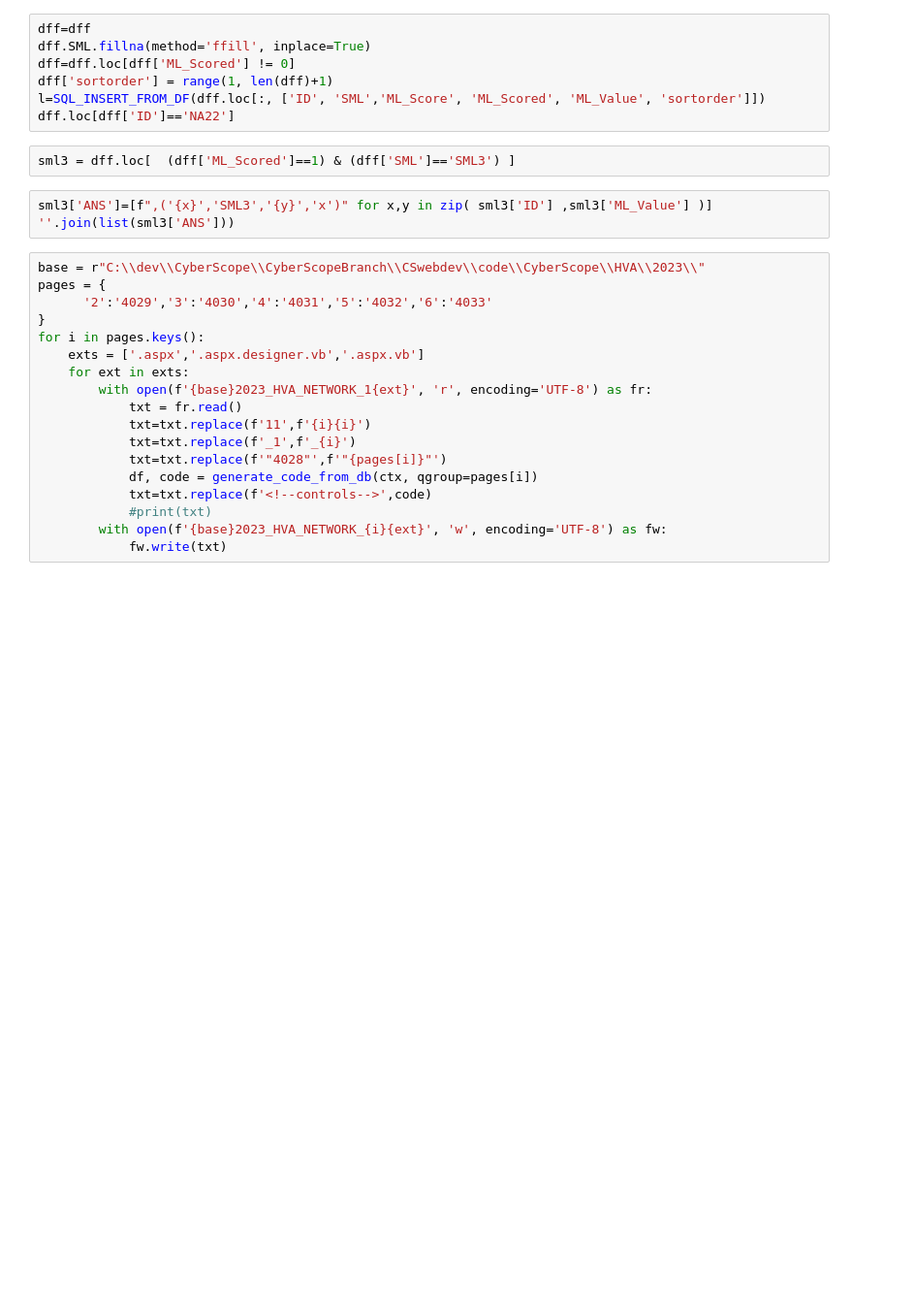
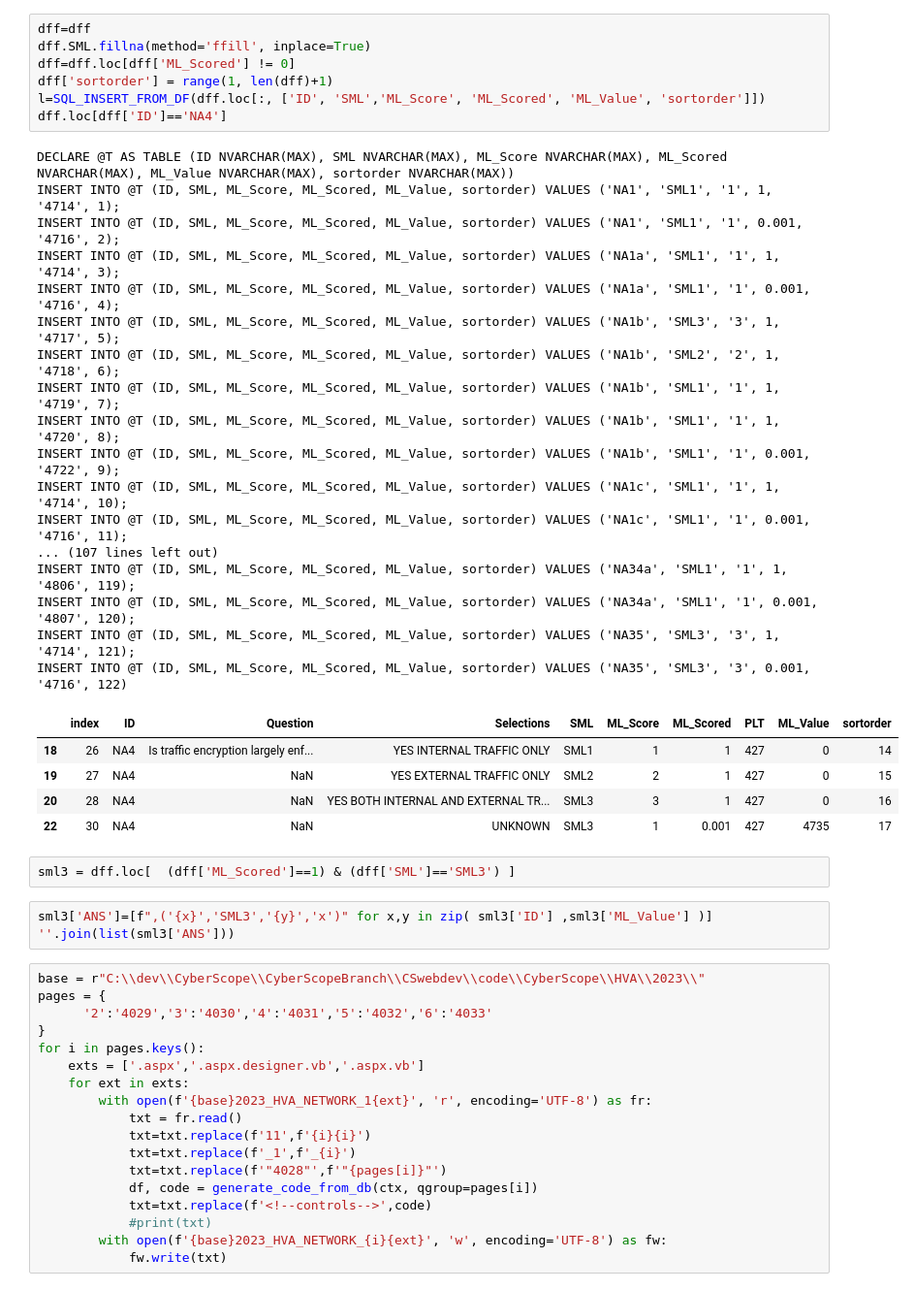
Before and after one commit to tmnkopp/PythonAutomation, a Jupyter notebook: CodeGenerators/codegen.ipynb, the cells around one changed output. Shown at 97% size. Drawn from its saved outputs; the diff is of its cells as text; blank space fills up the shorter version.

```diff
--- a/CodeGenerators/codegen.ipynb
+++ b/CodeGenerators/codegen.ipynb
@@ -67,10 +112,33 @@ dff.loc[dff['PLT']==0]
 # %%
 dff=dff
 dff.SML.fillna(method='ffill', inplace=True)
 dff=dff.loc[dff['ML_Scored'] != 0]
 dff['sortorder'] = range(1, len(dff)+1)
 l=SQL_INSERT_FROM_DF(dff.loc[:, ['ID', 'SML','ML_Score', 'ML_Scored', 'ML_Value', 'sortorder']])
-dff.loc[dff['ID']=='NA22']
+dff.loc[dff['ID']=='NA4']
+# %% [output]
+DECLARE @T AS TABLE (ID NVARCHAR(MAX), SML NVARCHAR(MAX), ML_Score NVARCHAR(MAX), ML_Scored NVARCHAR(MAX), ML_Value NVARCHAR(MAX), sortorder NVARCHAR(MAX))
+INSERT INTO @T (ID, SML, ML_Score, ML_Scored, ML_Value, sortorder) VALUES ('NA1', 'SML1', '1', 1, '4714', 1);
+INSERT INTO @T (ID, SML, ML_Score, ML_Scored, ML_Value, sortorder) VALUES ('NA1', 'SML1', '1', 0.001, '4716', 2);
+INSERT INTO @T (ID, SML, ML_Score, ML_Scored, ML_Value, sortorder) VALUES ('NA1a', 'SML1', '1', 1, '4714', 3);
+INSERT INTO @T (ID, SML, ML_Score, ML_Scored, ML_Value, sortorder) VALUES ('NA1a', 'SML1', '1', 0.001, '4716', 4);
+INSERT INTO @T (ID, SML, ML_Score, ML_Scored, ML_Value, sortorder) VALUES ('NA1b', 'SML3', '3', 1, '4717', 5);
+INSERT INTO @T (ID, SML, ML_Score, ML_Scored, ML_Value, sortorder) VALUES ('NA1b', 'SML2', '2', 1, '4718', 6);
+INSERT INTO @T (ID, SML, ML_Score, ML_Scored, ML_Value, sortorder) VALUES ('NA1b', 'SML1', '1', 1, '4719', 7);
+INSERT INTO @T (ID, SML, ML_Score, ML_Scored, ML_Value, sortorder) VALUES ('NA1b', 'SML1', '1', 1, '4720', 8);
+INSERT INTO @T (ID, SML, ML_Score, ML_Scored, ML_Value, sortorder) VALUES ('NA1b', 'SML1', '1', 0.001, '4722', 9);
+INSERT INTO @T (ID, SML, ML_Score, ML_Scored, ML_Value, sortorder) VALUES ('NA1c', 'SML1', '1', 1, '4714', 10);
+INSERT INTO @T (ID, SML, ML_Score, ML_Scored, ML_Value, sortorder) VALUES ('NA1c', 'SML1', '1', 0.001, '4716', 11);
+... (107 lines left out)
+INSERT INTO @T (ID, SML, ML_Score, ML_Scored, ML_Value, sortorder) VALUES ('NA34a', 'SML1', '1', 1, '4806', 119);
+INSERT INTO @T (ID, SML, ML_Score, ML_Scored, ML_Value, sortorder) VALUES ('NA34a', 'SML1', '1', 0.001, '4807', 120);
+INSERT INTO @T (ID, SML, ML_Score, ML_Scored, ML_Value, sortorder) VALUES ('NA35', 'SML3', '3', 1, '4714', 121);
+INSERT INTO @T (ID, SML, ML_Score, ML_Scored, ML_Value, sortorder) VALUES ('NA35', 'SML3', '3', 0.001, '4716', 122)
+|  | index | ID | Question | Selections | SML | ML_Score | ML_Scored | PLT | ML_Value | sortorder |
+| 18 | 26 | NA4 | Is traffic encryption largely enf... | YES INTERNAL TRAFFIC ONLY | SML1 | 1 | 1 | 427 | 0 | 14 |
+| 19 | 27 | NA4 | NaN | YES EXTERNAL TRAFFIC ONLY | SML2 | 2 | 1 | 427 | 0 | 15 |
+| 20 | 28 | NA4 | NaN | YES BOTH INTERNAL AND EXTERNAL TR... | SML3 | 3 | 1 | 427 | 0 | 16 |
+| 22 | 30 | NA4 | NaN | UNKNOWN | SML3 | 1 | 0.001 | 427 | 4735 | 17 |
 # %%
 sml3 = dff.loc[  (dff['ML_Scored']==1) & (dff['SML']=='SML3') ]
 # %%
```
Also changed, not shown: parts of 7 cells of this notebook, 2 other files.
